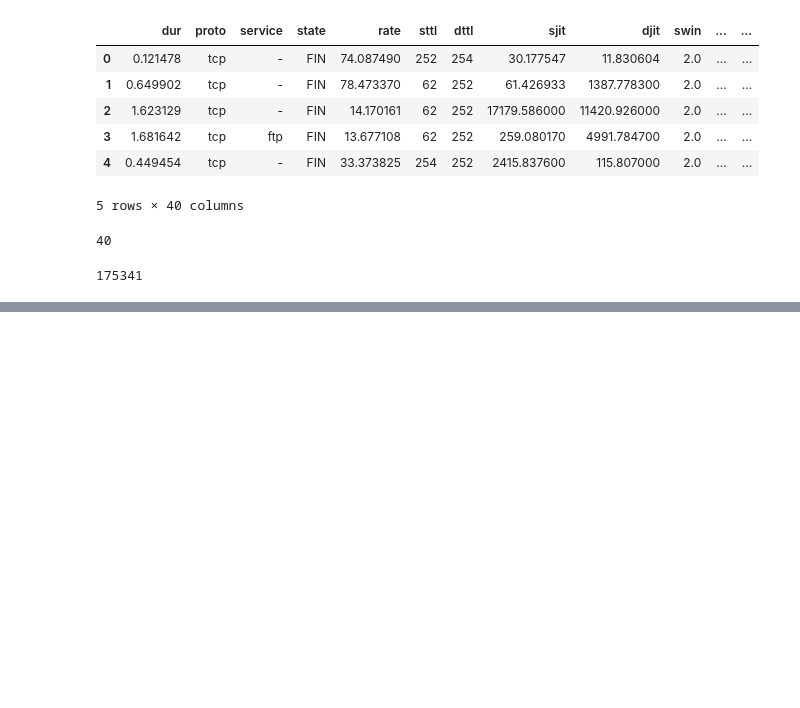
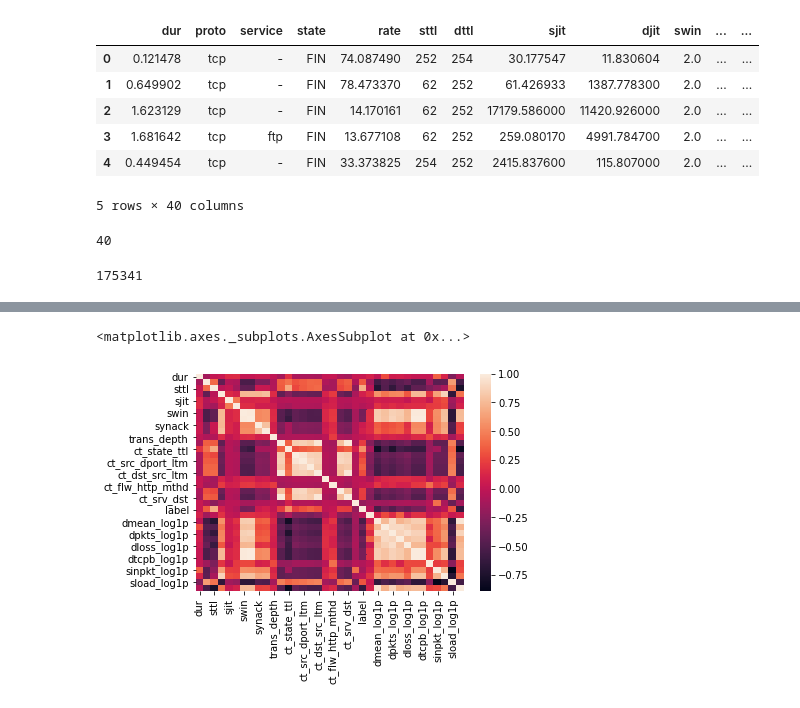
Before and after one commit to allmamun556/Network-Intrusion-Detection-System-IDS-, a Jupyter notebook: IDS.ipynb, the cells around one changed output, grey strips where cells are left out. Drawn from its saved outputs; the diff is of its cells as text; code cells hidden in the pictures; blank space fills up the shorter version.

```diff
--- a/IDS.ipynb
+++ b/IDS.ipynb
@@ -32,0 +85,5 @@ len(train.index) # total number of row
+# %%
+sns.heatmap(train.corr())
+# %% [output]
+<matplotlib.axes._subplots.AxesSubplot at 0x...>
+[figure, added]
```
Also changed, not shown: parts of 17 cells of this notebook.
